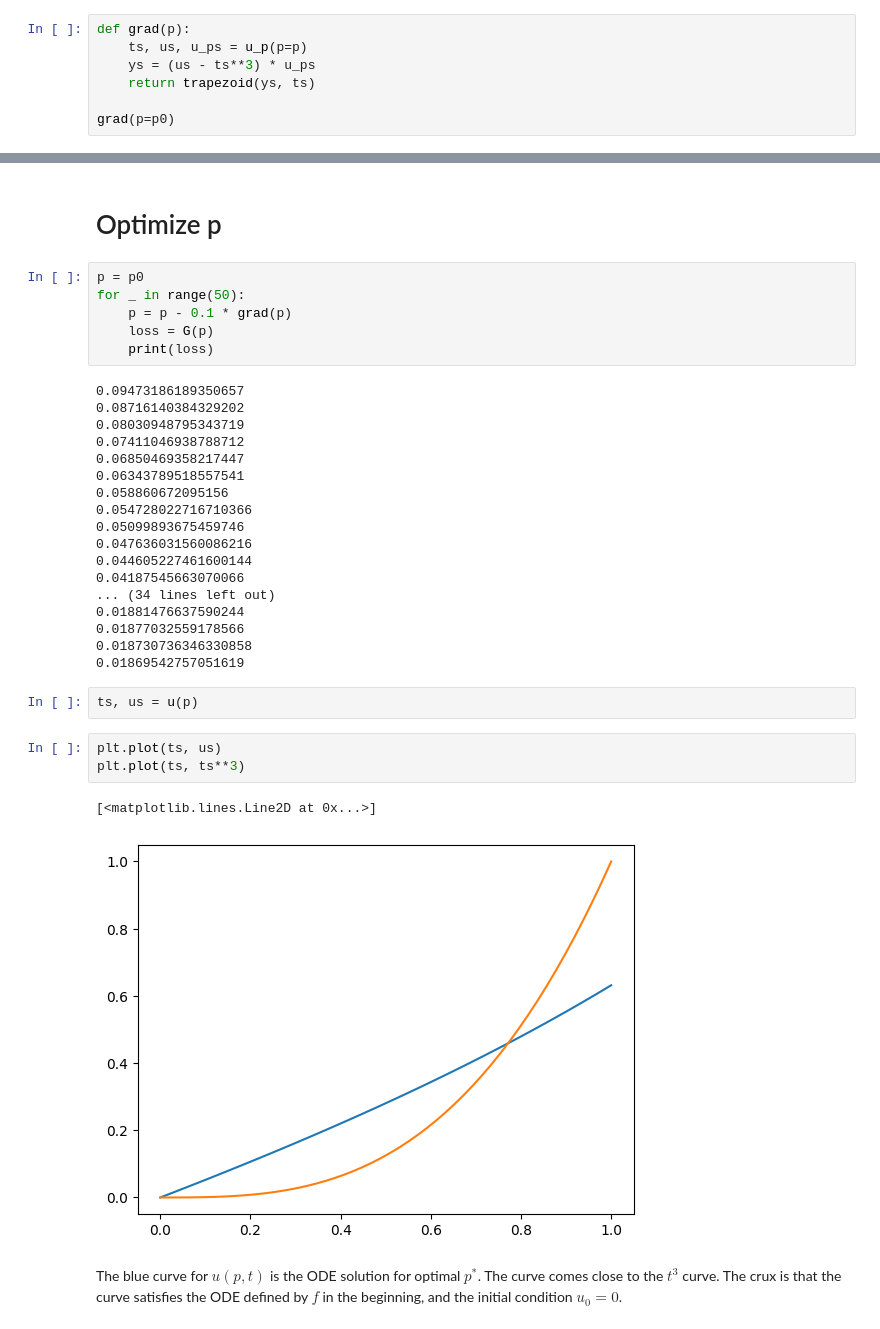
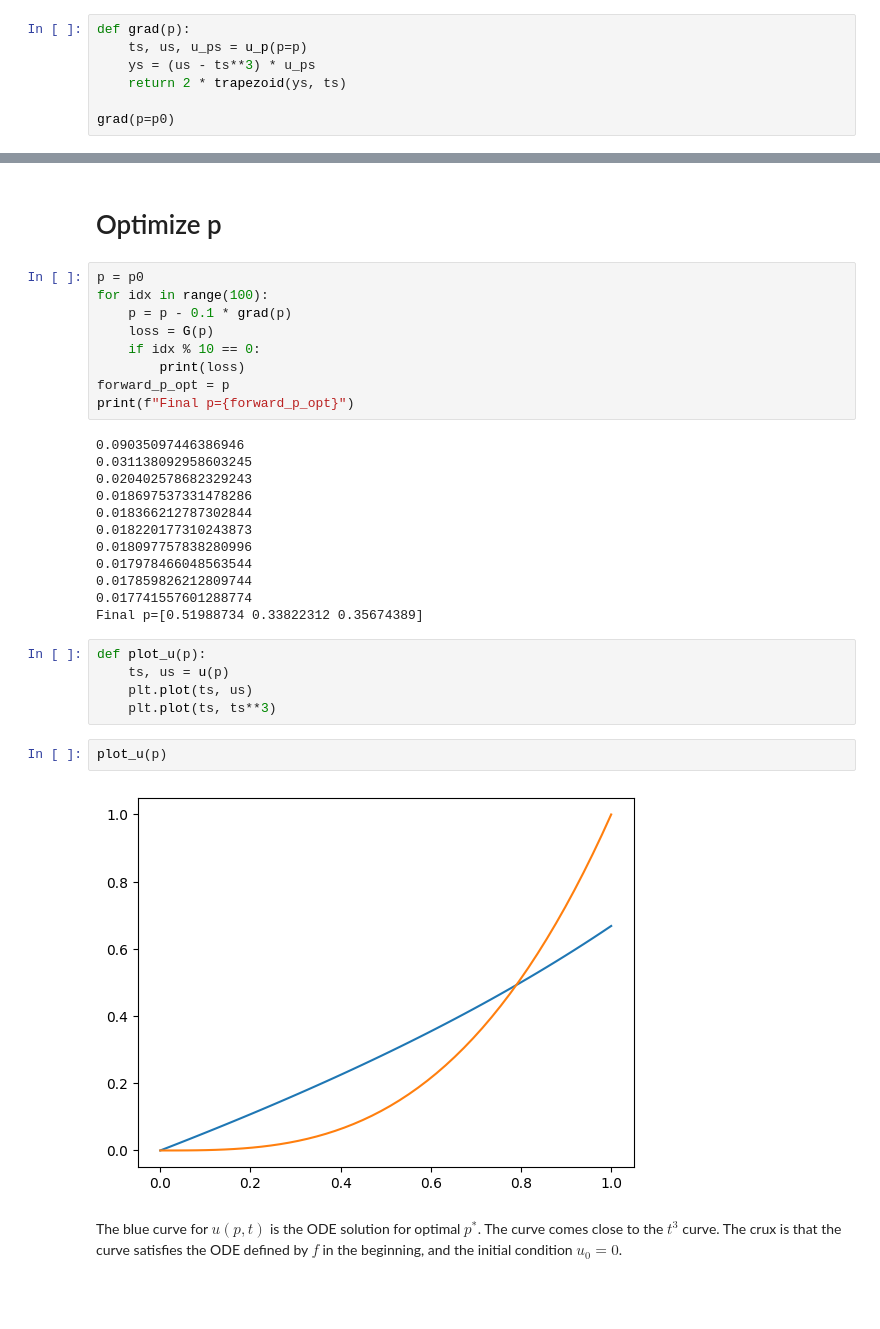
Before and after one commit to tomasruizt/Code-Along, a Jupyter notebook: matrix-calculus/11.3 Forward & Reverse-mode "Adjoint" Differentation through an ODE solution.ipynb, the cells around one changed output, grey strips where cells are left out. Cells and saved outputs as stored; diff of their text form; blank space fills up the shorter version.

```diff
--- a/matrix-calculus/11.3 Forward & Reverse-mode "Adjoint" Differentation through an ODE solution.ipynb
+++ b/matrix-calculus/11.3 Forward & Reverse-mode "Adjoint" Differentation through an ODE solution.ipynb
@@ -161,7 +175,7 @@ $$
 def grad(p):
     ts, us, u_ps = u_p(p=p)
     ys = (us - ts**3) * u_ps
-    return trapezoid(ys, ts)
+    return 2 * trapezoid(ys, ts)
 
 grad(p=p0)
 # %% [output]
@@ -178,35 +192,33 @@ G(p0 - grad(p0))
 # Optimize p
 # %%
 p = p0
-for _ in range(50):
+for idx in range(100):
     p = p - 0.1 * grad(p)
     loss = G(p)
-    print(loss)
+    if idx % 10 == 0:
+        print(loss)
+forward_p_opt = p
+print(f"Final p={forward_p_opt}")
 # %% [output]
-0.09473186189350657
-0.08716140384329202
-0.08030948795343719
-0.07411046938788712
-0.06850469358217447
-0.06343789518557541
-0.058860672095156
-0.054728022716710366
-0.05099893675459746
-0.047636031560086216
-0.044605227461600144
-0.04187545663070066
-... (34 lines left out)
-0.01881476637590244
-0.01877032559178566
-0.018730736346330858
-0.01869542757051619
+0.09035097446386946
+0.031138092958603245
+0.020402578682329243
+0.018697537331478286
+0.018366212787302844
+0.018220177310243873
+0.018097757838280996
+0.017978466048563544
+0.017859826212809744
+0.017741557601288774
+Final p=[0.51988734 0.33822312 0.35674389]
-# %%
-ts, us = u(p)
 # %%
-plt.plot(ts, us)
-plt.plot(ts, ts**3)
+def plot_u(p):
+    ts, us = u(p)
+    plt.plot(ts, us)
+    plt.plot(ts, ts**3)
-# %% [output]
-[<matplotlib.lines.Line2D at 0x...>]
-[figure, removed]
+# %%
+plot_u(p)
+# %% [output]
+[figure, added]
 # %% [markdown]
 The blue curve for $u(p, t)$ is the ODE solution for optimal $p^*$. The curve comes close to the $t^3$ curve. The crux is that the curve satisfies the ODE defined by $f$ in the beginning, and the initial condition $u_0=0$.
```
Also changed, not shown: parts of 22 cells of this notebook.
